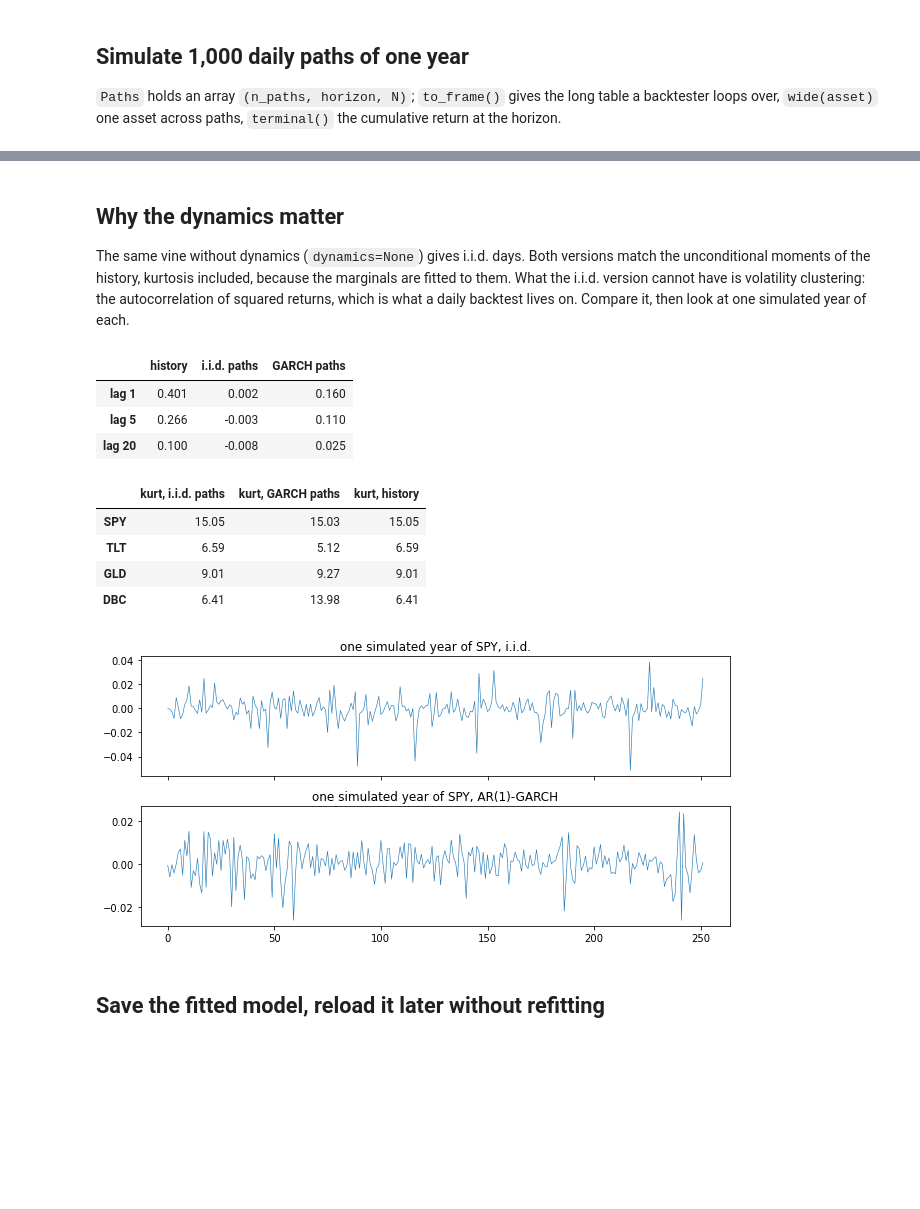
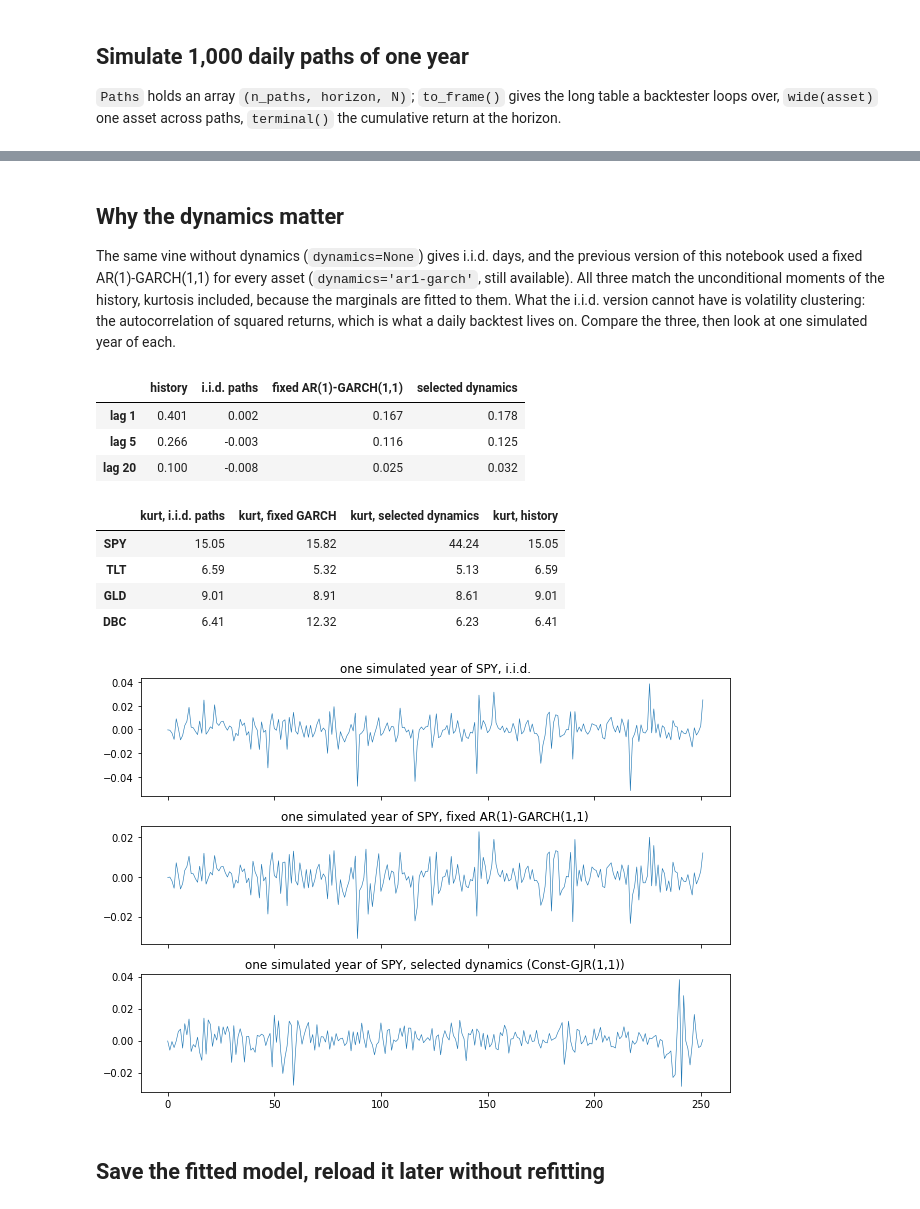
Before and after one commit to mamadouyamar/CVineMarketGen, a Jupyter notebook: examples/07_daily_paths_for_backtesting.ipynb, the cells around one changed output, grey strips where cells are left out. Cells and saved outputs as stored; diff of their text form; code cells hidden in the pictures; blank space fills up the shorter version.

Commit message:
docs: notebook 07 selects the dynamics per asset (28 candidates, bootstrap goodness of fit)
Co-Authored-By: Claude Fable 5.1 <noreply@anthropic.com>

```diff
--- a/examples/07_daily_paths_for_backtesting.ipynb
+++ b/examples/07_daily_paths_for_backtesting.ipynb
@@ -86,6 +94,6 @@ them. `edges` and `marginals` describe the residual layer.
 # %%
 t0 = time.time()
-cv = CVineMarket(t, central="SPY", families="auto", dynamics="ar1-garch").fit()
+cv = CVineMarket(t, central="SPY", families="auto", dynamics="auto", dynamics_kwargs=dict(B=100, seed=0, verbose=False)).fit()
 print(f"fit: {time.time() - t0:.0f} s")
-cv.dynamics.params.round(4)
+cv.dynamics_report[["model", "bic", "lb_z", "lb_z2", "arch_lm", "passed", "gof_pvalue", "n_passed", "n_candidates"]].round(3)
 # %% [output]
@@ -169,14 +201,18 @@ P.terminal().quantile([0.01, 0.05, 0.5, 0.95, 0.99]).round(3)
 # %% [markdown]
 ## Why the dynamics matter
 
-The same vine without dynamics (`dynamics=None`) gives i.i.d. days. Both
-versions match the unconditional moments of the history, kurtosis included,
-because the marginals are fitted to them. What the i.i.d. version cannot have
-is volatility clustering: the autocorrelation of squared returns, which is what
-a daily backtest lives on. Compare it, then look at one simulated year of each.
+The same vine without dynamics (`dynamics=None`) gives i.i.d. days, and the
+previous version of this notebook used a fixed AR(1)-GARCH(1,1) for every asset
+(`dynamics='ar1-garch'`, still available). All three match the unconditional
+moments of the history, kurtosis included, because the marginals are fitted to
+them. What the i.i.d. version cannot have is volatility clustering: the
+autocorrelation of squared returns, which is what a daily backtest lives on.
+Compare the three, then look at one simulated year of each.
 # %%
 cv0 = CVineMarket(t, central="SPY", families="auto").fit()
 P0 = cv0.simulate_paths(n_paths=1000, horizon=252, seed=2)
+cv_fixed = CVineMarket(t, central="SPY", families="auto", dynamics="ar1-garch").fit()
+Pf = cv_fixed.simulate_paths(n_paths=1000, horizon=252, seed=2)
 
 def acf_sq(x, lags=(1, 5, 20)):
     x2 = pd.Series(np.asarray(x) ** 2)
@@ -186,26 +222,30 @@ def acf_sq_paths(P, asset, lags=(1, 5, 20)):
     j = P.assets.index(asset)
     return pd.concat([acf_sq(P.array[i, :, j], lags) for i in range(200)], axis=1).mean(axis=1)
 
-pd.DataFrame({"history": acf_sq(daily["SPY"]), "i.i.d. paths": acf_sq_paths(P0, "SPY"), "GARCH paths": acf_sq_paths(P, "SPY")}).round(3)
+pd.DataFrame({"history": acf_sq(daily["SPY"]), "i.i.d. paths": acf_sq_paths(P0, "SPY"),
+              "fixed AR(1)-GARCH(1,1)": acf_sq_paths(Pf, "SPY"), "selected dynamics": acf_sq_paths(P, "SPY")}).round(3)
 # %% [output]
-|  | history | i.i.d. paths | GARCH paths |
-| lag 1 | 0.401 | 0.002 | 0.160 |
-| lag 5 | 0.266 | -0.003 | 0.110 |
-| lag 20 | 0.100 | -0.008 | 0.025 |
+|  | history | i.i.d. paths | fixed AR(1)-GARCH(1,1) | selected dynamics |
+| lag 1 | 0.401 | 0.002 | 0.167 | 0.178 |
+| lag 5 | 0.266 | -0.003 | 0.116 | 0.125 |
+| lag 20 | 0.100 | -0.008 | 0.025 | 0.032 |
 # %%
-pd.DataFrame({"kurt, i.i.d. paths": P0.summary()["kurt"], "kurt, GARCH paths": P.summary()["kurt"], "kurt, history": t.kurt}).round(2)
+pd.DataFrame({"kurt, i.i.d. paths": P0.summary()["kurt"], "kurt, fixed GARCH": Pf.summary()["kurt"],
+              "kurt, selected dynamics": P.summary()["kurt"], "kurt, history": t.kurt}).round(2)
 # %% [output]
-|  | kurt, i.i.d. paths | kurt, GARCH paths | kurt, history |
-| SPY | 15.05 | 15.03 | 15.05 |
-| TLT | 6.59 | 5.12 | 6.59 |
-| GLD | 9.01 | 9.27 | 9.01 |
-| DBC | 6.41 | 13.98 | 6.41 |
+|  | kurt, i.i.d. paths | kurt, fixed GARCH | kurt, selected dynamics | kurt, history |
+| SPY | 15.05 | 15.82 | 44.24 | 15.05 |
+| TLT | 6.59 | 5.32 | 5.13 | 6.59 |
+| GLD | 9.01 | 8.91 | 8.61 | 9.01 |
+| DBC | 6.41 | 12.32 | 6.23 | 6.41 |
 # %%
-fig, axes = plt.subplots(2, 1, figsize=(9, 4.5), sharex=True)
+fig, axes = plt.subplots(3, 1, figsize=(9, 6.5), sharex=True)
 axes[0].plot(P0.array[0, :, 0], lw=0.6); axes[0].set_title("one simulated year of SPY, i.i.d.")
-axes[1].plot(P.array[0, :, 0], lw=0.6); axes[1].set_title("one simulated year of SPY, AR(1)-GARCH"); plt.tight_layout(); plt.show()
+axes[1].plot(Pf.array[0, :, 0], lw=0.6); axes[1].set_title("one simulated year of SPY, fixed AR(1)-GARCH(1,1)")
+axes[2].plot(P.array[0, :, 0], lw=0.6); axes[2].set_title(f"one simulated year of SPY, selected dynamics ({cv.dynamics_report.loc['SPY', 'model']})")
+plt.tight_layout(); plt.show()
 # %% [output]
-[figure, old version]
+[figure, new version]
 # %% [markdown]
 ## Save the fitted model, reload it later without refitting
 # %%
```
Also changed, not shown: parts of 13 cells of this notebook.
